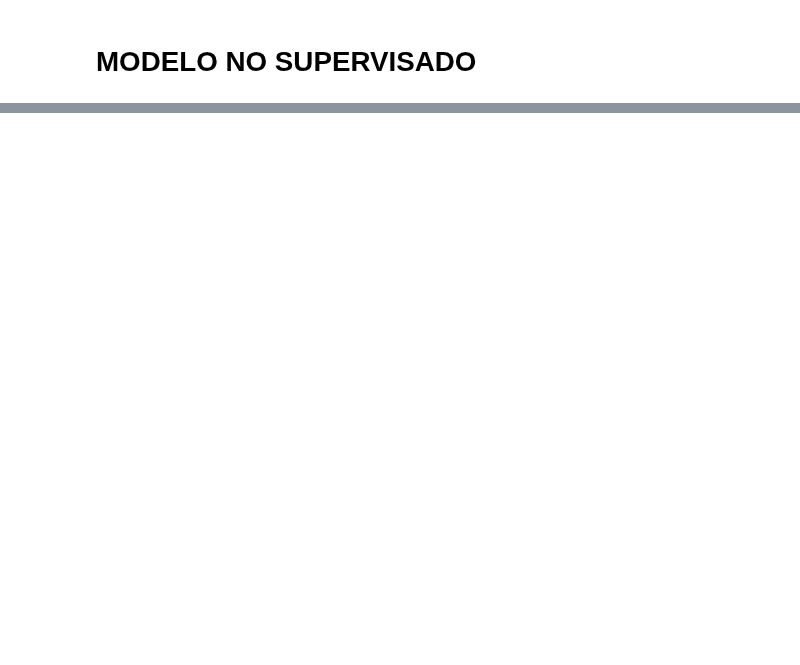
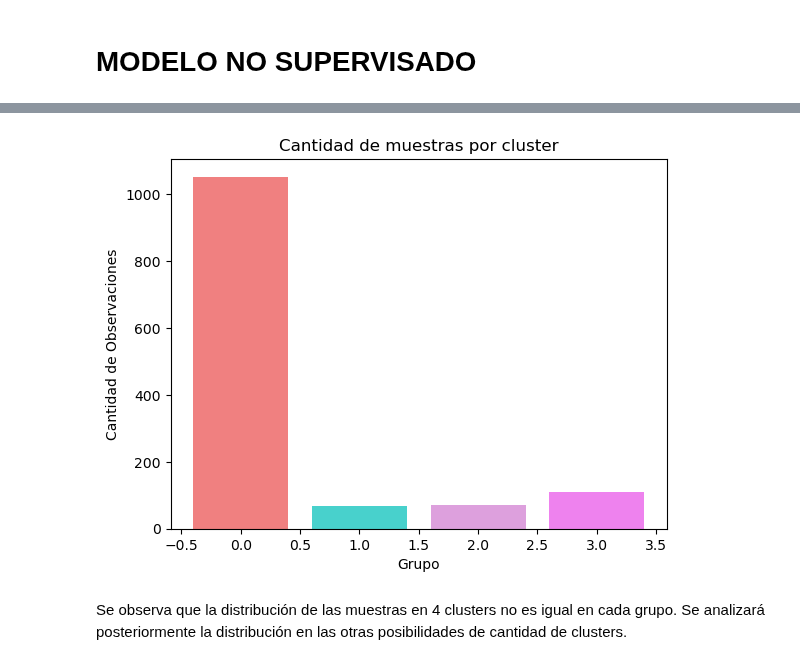
Before and after one commit to L-Ameneiro/EDA-Datasets, a Jupyter notebook: notebooks/MODELO NO SUPERVISADO consumo_energ_mundial.ipynb, the cells around one changed output, grey strips where cells are left out. Cells and saved outputs as stored; diff of their text form; code cells hidden in the pictures; blank space fills up the shorter version.

```diff
--- a/notebooks/MODELO NO SUPERVISADO consumo_energ_mundial.ipynb
+++ b/notebooks/MODELO NO SUPERVISADO consumo_energ_mundial.ipynb
@@ -262,0 +191,17 @@ Se observa que la distribución de las muestras en 3 clusters no es igual en cad
+# %%
+# Se realiza la predicción:
+y_means4=kmeansmodel4.fit_predict(x)
+# %%
+#Se verifica la cantidad de observaciones (4 clusters)
+cluster_counts = np.bincount(y_means4)
+cluster_labels = list(range(len(cluster_counts)))
+colors = ['lightcoral', 'mediumturquoise', 'plum', 'violet']
+plt.bar(cluster_labels, cluster_counts, color=colors)
+plt.title('Cantidad de muestras por cluster')
+plt.xlabel('Grupo')
+plt.ylabel('Cantidad de Observaciones')
+plt.show()
+# %% [output]
+[figure, added]
+# %% [markdown]
+Se observa que la distribución de las muestras en 4 clusters no es igual en cada grupo. Se analizará posteriormente la distribución en las otras posibilidades de cantidad de clusters.
```
Also changed, not shown: parts of 88 cells of this notebook, 1 other file.
